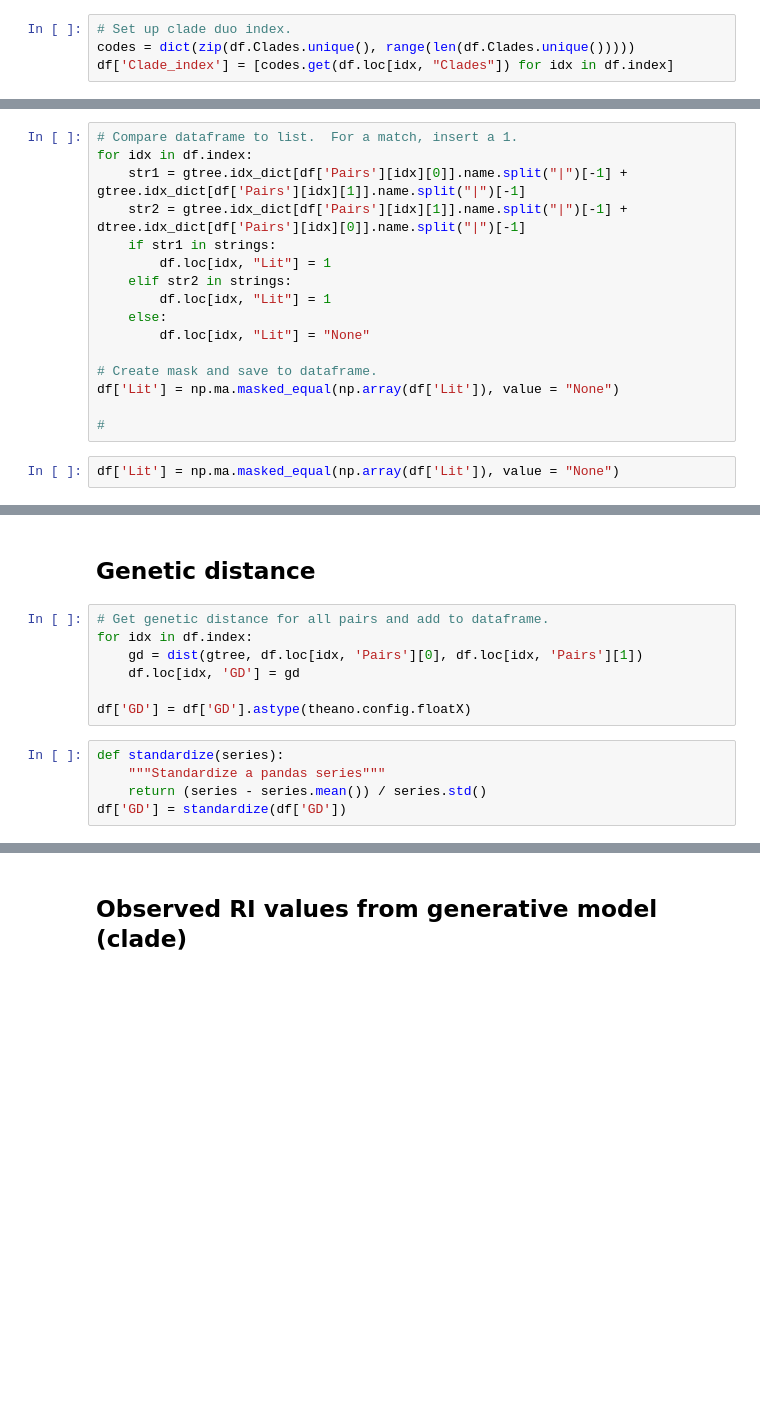
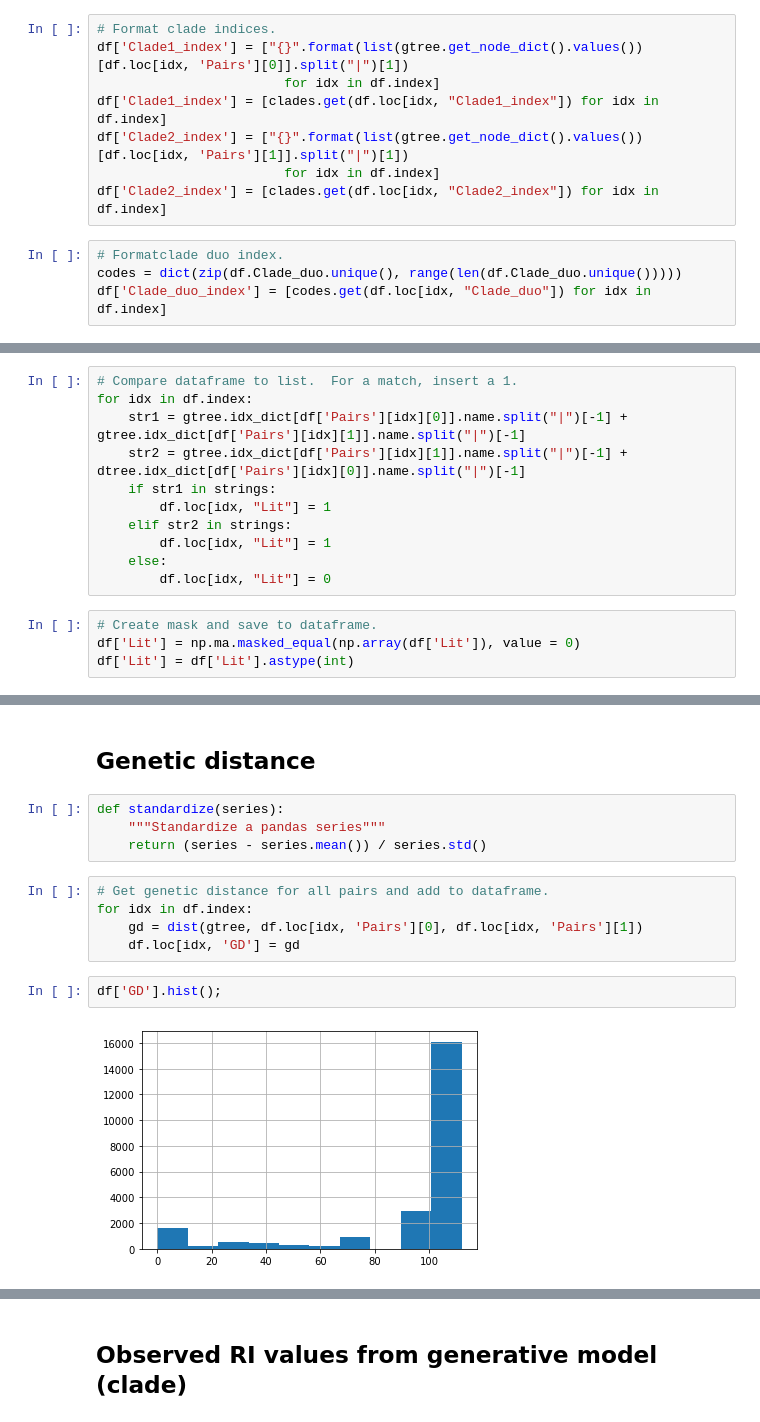
Before and after one commit to eaton-lab/oaks-thesis, a Jupyter notebook: notebooks/pymc3-model.ipynb, the cells around one changed output, grey strips where cells are left out. Saved outputs shown, nothing was run; the diff lists cells and outputs as text; blank space fills up the shorter version.

```diff
--- a/notebooks/pymc3-model.ipynb
+++ b/notebooks/pymc3-model.ipynb
@@ -146,7 +164,15 @@ df['Clades'] = ["{}".format(list(gtree.get_node_dict().values())[df.loc[idx, 'Pa
+# %%
+# Format clade indices.
+df['Clade1_index'] = ["{}".format(list(gtree.get_node_dict().values())[df.loc[idx, 'Pairs'][0]].split("|")[1])
+                        for idx in df.index]
+df['Clade1_index'] = [clades.get(df.loc[idx, "Clade1_index"]) for idx in df.index]
+df['Clade2_index'] = ["{}".format(list(gtree.get_node_dict().values())[df.loc[idx, 'Pairs'][1]].split("|")[1])
+                        for idx in df.index]
+df['Clade2_index'] = [clades.get(df.loc[idx, "Clade2_index"]) for idx in df.index]
 # %%
-# Set up clade duo index.
-codes = dict(zip(df.Clades.unique(), range(len(df.Clades.unique()))))
-df['Clade_index'] = [codes.get(df.loc[idx, "Clades"]) for idx in df.index]
+# Formatclade duo index.
+codes = dict(zip(df.Clade_duo.unique(), range(len(df.Clade_duo.unique()))))
+df['Clade_duo_index'] = [codes.get(df.loc[idx, "Clade_duo"]) for idx in df.index]
 # %% [markdown]
 ## Biogeographic parameter
 # %%
@@ -228,11 +254,8 @@ for idx in df.index:
     elif str2 in strings:
         df.loc[idx, "Lit"] = 1
     else:
-        df.loc[idx, "Lit"] = "None"
-
-# Create mask and save to dataframe.
-df['Lit'] = np.ma.masked_equal(np.array(df['Lit']), value = "None")
-
-#
+        df.loc[idx, "Lit"] = 0
 # %%
-df['Lit'] = np.ma.masked_equal(np.array(df['Lit']), value = "None")
+# Create mask and save to dataframe.
+df['Lit'] = np.ma.masked_equal(np.array(df['Lit']), value = 0)
+df['Lit'] = df['Lit'].astype(int)
@@ -243,14 +262,15 @@ ValueError: invalid literal for int() with base 10: 'None'
 # %% [markdown]
 ## Genetic distance
+# %%
+def standardize(series):
+    """Standardize a pandas series"""
+    return (series - series.mean()) / series.std()
 # %%
 # Get genetic distance for all pairs and add to dataframe.
 for idx in df.index:
     gd = dist(gtree, df.loc[idx, 'Pairs'][0], df.loc[idx, 'Pairs'][1])
     df.loc[idx, 'GD'] = gd
-
-df['GD'] = df['GD'].astype(theano.config.floatX)
-# %%
-def standardize(series):
-    """Standardize a pandas series"""
-    return (series - series.mean()) / series.std()
-df['GD'] = standardize(df['GD'])
+# %%
+df['GD'].hist();
+# %% [output]
+[figure, added]
```
Also changed, not shown: parts of 52 cells of this notebook.
